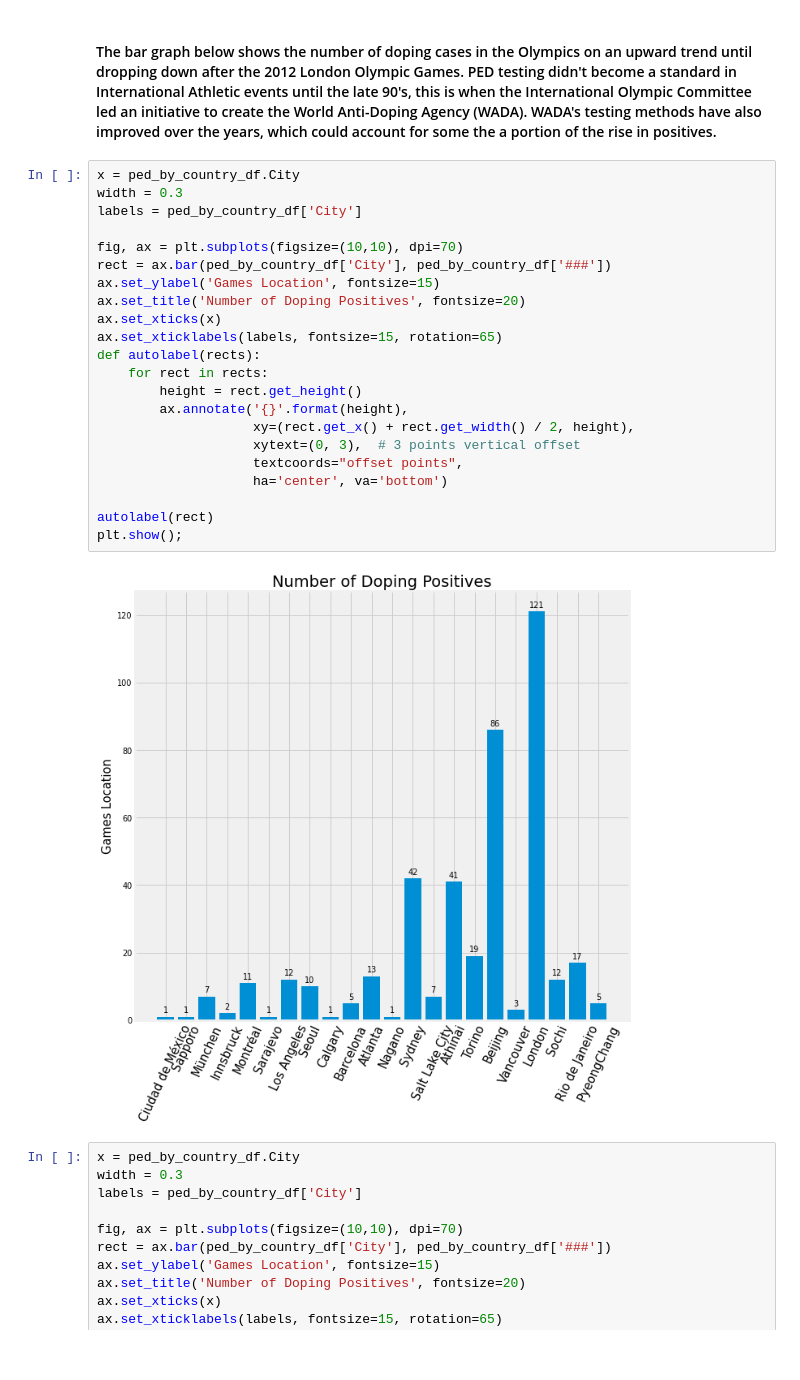
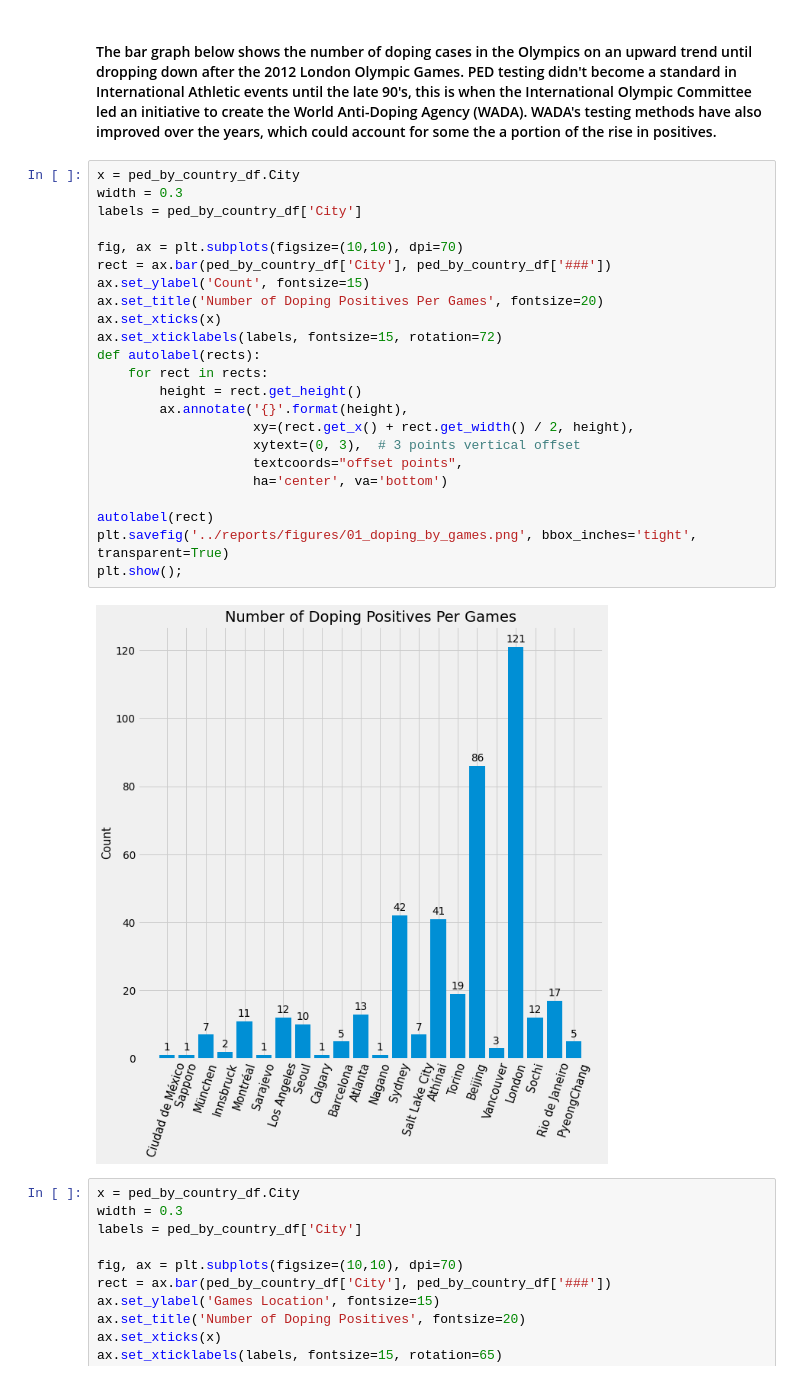
Before and after one commit to jwong853/Olympic_PED_use, a Jupyter notebook: notebooks/EDA.ipynb, the cells around one changed output. Saved outputs shown, nothing was run; the diff lists cells and outputs as text.

```diff
--- a/notebooks/EDA.ipynb
+++ b/notebooks/EDA.ipynb
@@ -89,27 +86,28 @@ ped_by_country_df
 # %%
 x = ped_by_country_df.City
 width = 0.3
 labels = ped_by_country_df['City']
 
 fig, ax = plt.subplots(figsize=(10,10), dpi=70)
 rect = ax.bar(ped_by_country_df['City'], ped_by_country_df['###'])
-ax.set_ylabel('Games Location', fontsize=15)
-ax.set_title('Number of Doping Positives', fontsize=20)
+ax.set_ylabel('Count', fontsize=15)
+ax.set_title('Number of Doping Positives Per Games', fontsize=20)
 ax.set_xticks(x)
-ax.set_xticklabels(labels, fontsize=15, rotation=65)
+ax.set_xticklabels(labels, fontsize=15, rotation=72)
 def autolabel(rects):
     for rect in rects:
         height = rect.get_height()
         ax.annotate('{}'.format(height),
                     xy=(rect.get_x() + rect.get_width() / 2, height),
                     xytext=(0, 3),  # 3 points vertical offset
                     textcoords="offset points",
                     ha='center', va='bottom')
 
 autolabel(rect)
+plt.savefig('../reports/figures/01_doping_by_games.png', bbox_inches='tight', transparent=True)
 plt.show();
 # %% [output]
-[figure, old version]
+[figure, new version]
 # %%
 x = ped_by_country_df.City
 width = 0.3
```
Also changed, not shown: parts of 4 cells of this notebook, 7 other files.
